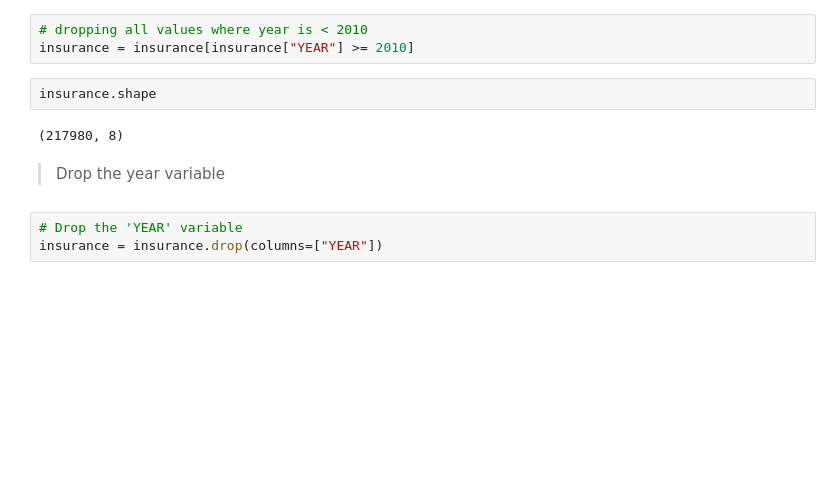
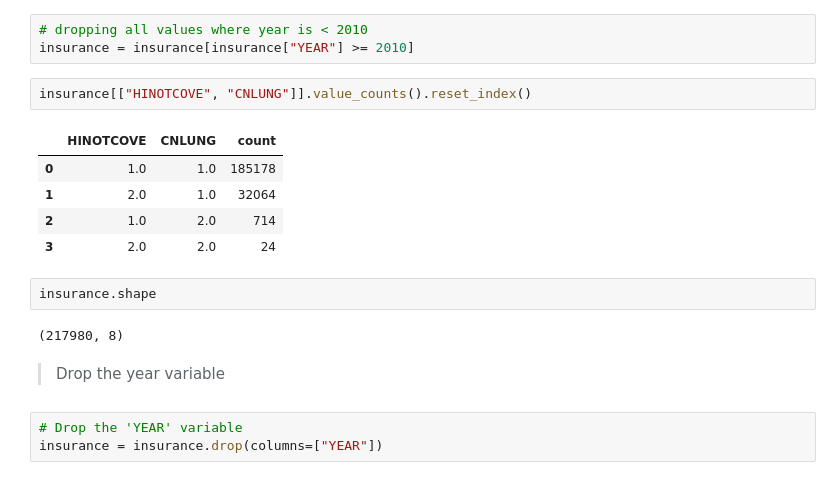
Before and after one commit to MIDS-at-Duke/uds-2024-flyingsloths, a Jupyter notebook: 02_Code/10_Matching_Regression_NoNiu_post2010.ipynb, the cells around one changed output. Cells and saved outputs as stored; diff of their text form; blank space fills up the shorter version.

```diff
--- a/02_Code/10_Matching_Regression_NoNiu_post2010.ipynb
+++ b/02_Code/10_Matching_Regression_NoNiu_post2010.ipynb
@@ -27,6 +27,14 @@ insurance.sample(5)
 # %%
 # dropping all values where year is < 2010
 insurance = insurance[insurance["YEAR"] >= 2010]
+# %%
+insurance[["HINOTCOVE", "CNLUNG"]].value_counts().reset_index()
+# %% [output]
+|  | HINOTCOVE | CNLUNG | count |
+| 0 | 1.0 | 1.0 | 185178 |
+| 1 | 2.0 | 1.0 | 32064 |
+| 2 | 1.0 | 2.0 | 714 |
+| 3 | 2.0 | 2.0 | 24 |
 # %%
 insurance.shape
 # %% [output]
```
Also changed, not shown: parts of 3 cells of this notebook, 2 other files.
